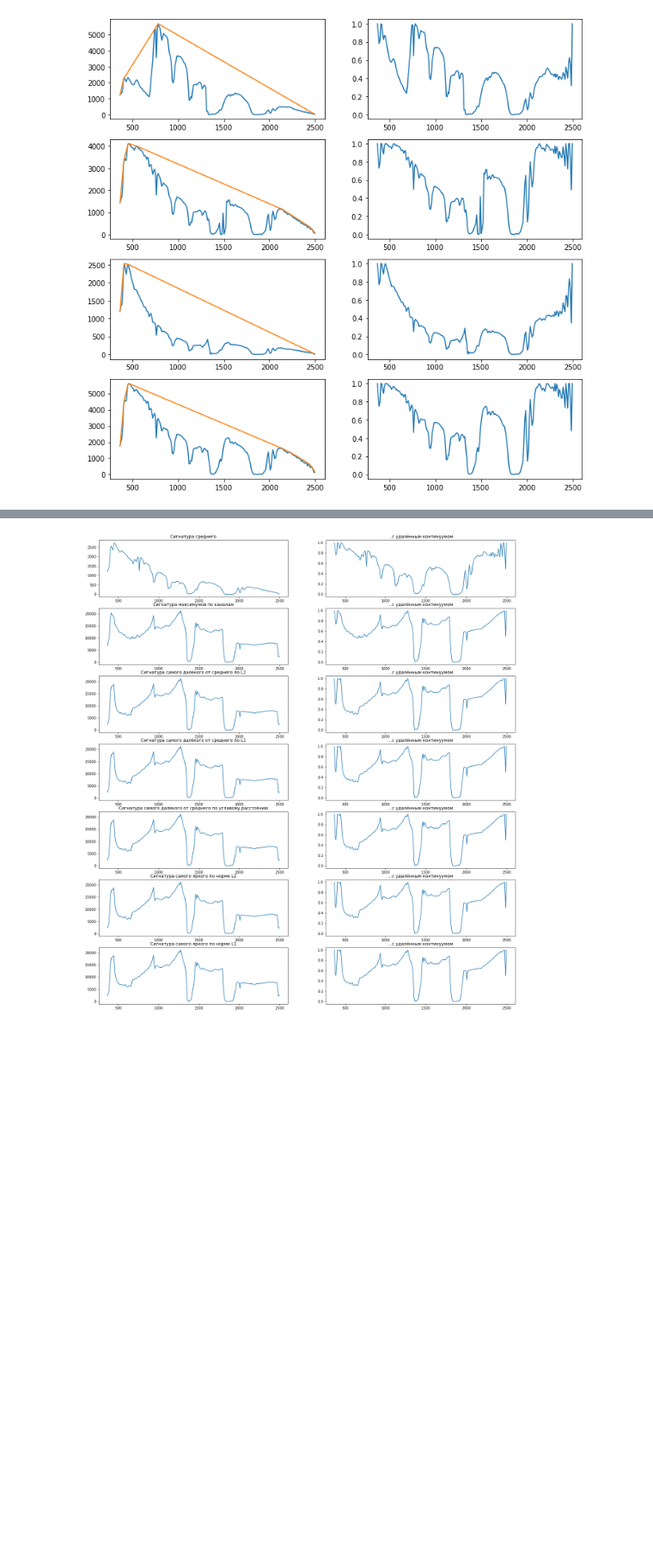
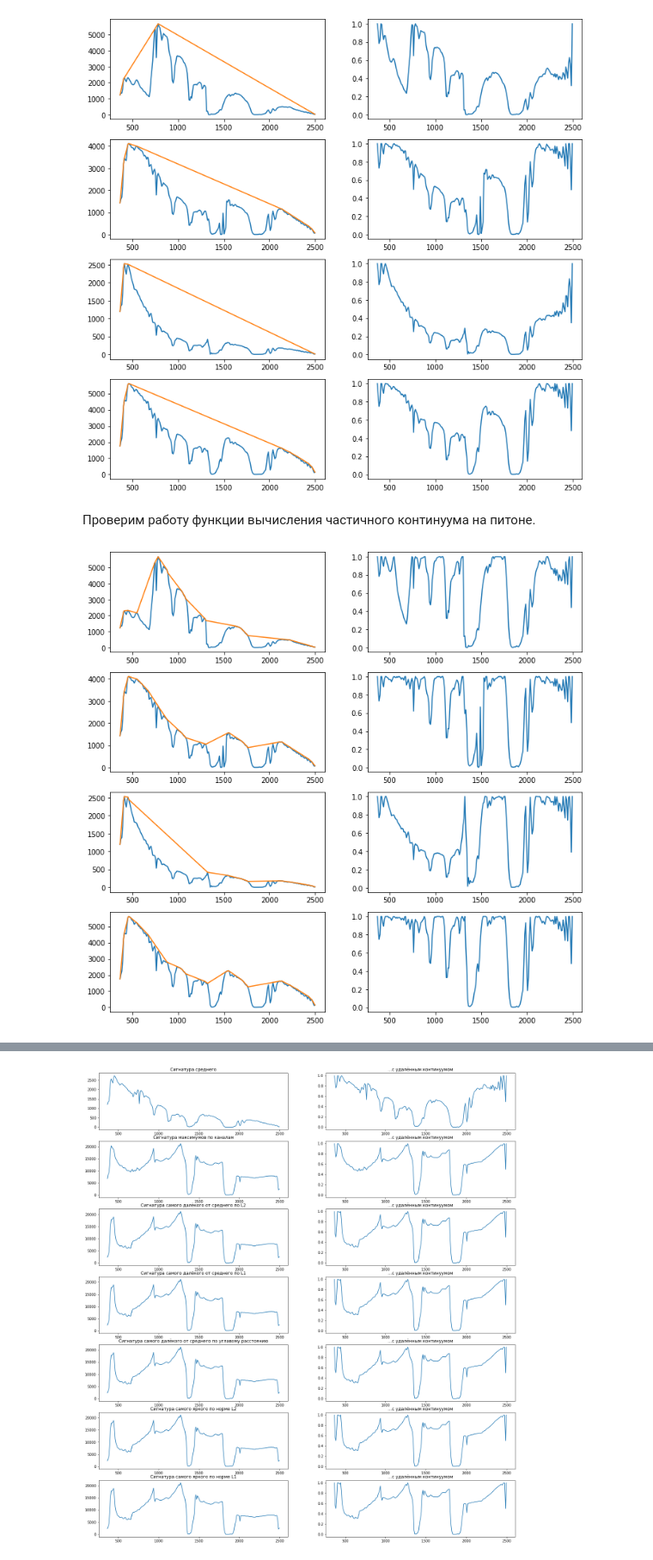
Before and after one commit to kormang/hyperspectralplayground, a Jupyter notebook: hyperspectral.ipynb, the cells around one changed output, grey strips where cells are left out. Shown at 86% size. Saved outputs shown, nothing was run; the diff lists cells and outputs as text; code cells hidden in the pictures; blank space fills up the shorter version.

```diff
--- a/hyperspectral.ipynb
+++ b/hyperspectral.ipynb
@@ -214,3 +214,22 @@ for isig in interesting_signatures:
 draw_common_2cols_graphs(graphs, wavelengths)
 # %% [output]
 [figure]
+# %% [markdown]
+Проверим работу функции вычисления частичного континуума на питоне.
+# %%
+from pycontinuum import pypartial_continuum, pycontinuum_removed
+from visual_utils import draw_common_2cols_graphs
+step = 8
+graphs = []
+
+for isig in interesting_signatures:
+    cont = pypartial_continuum(isig, wavelengths, step)
+    cont_removed = pycontinuum_removed(isig, cont)
+    graphs.append([
+        [isig, cont],
+        [cont_removed]
+    ])
+
+draw_common_2cols_graphs(graphs, wavelengths)
+# %% [output]
+[figure, added]
```
Also changed, not shown: parts of 11 cells of this notebook.
